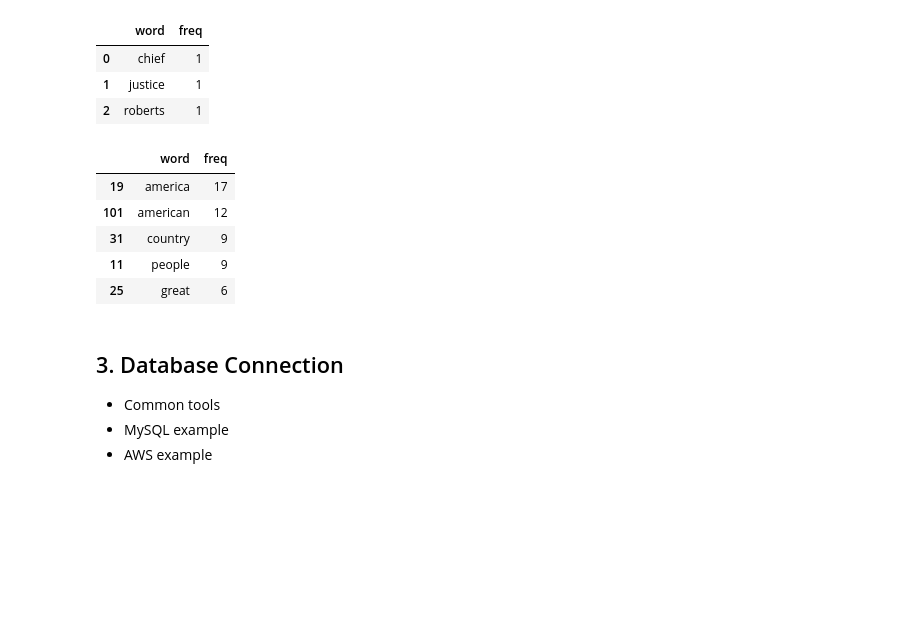
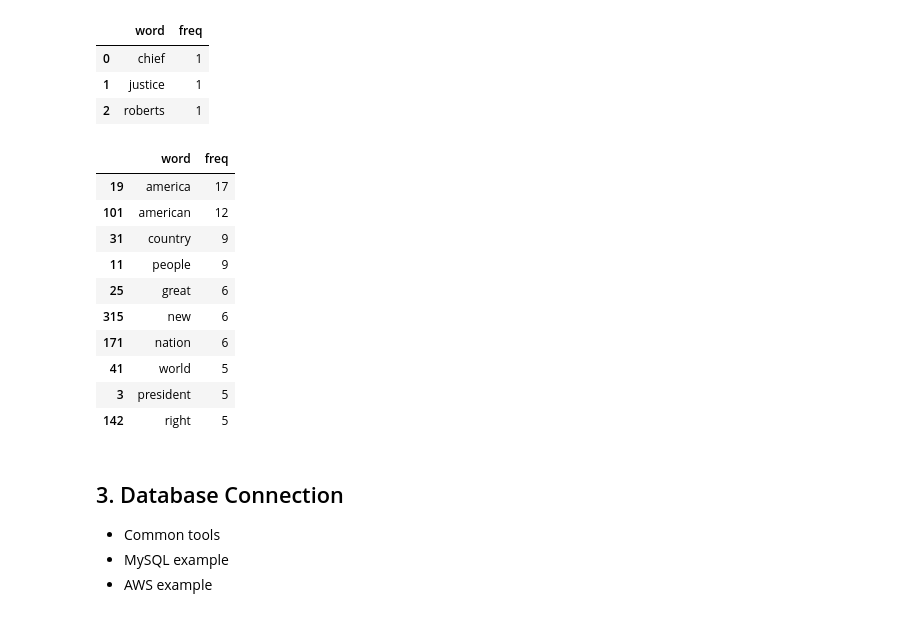
Before and after one commit to xiangshiyin/atl_meetup_20190302, a Jupyter notebook: notebook/demo_v1.ipynb, the cells around one changed output. Saved outputs shown, nothing was run; the diff lists cells and outputs as text; code cells hidden in the pictures; blank space fills up the shorter version.

```diff
--- a/notebook/demo_v1.ipynb
+++ b/notebook/demo_v1.ipynb
@@ -474,14 +474,19 @@ df2 = df.loc[~df.word.isin(
     stop_words.ENGLISH_STOP_WORDS
 )]
 # %%
-df2.sort_values(by='freq',ascending=False).head(5)
+df2.sort_values(by='freq',ascending=False).head(10)
 # %% [output]
 |  | word | freq |
 | 19 | america | 17 |
 | 101 | american | 12 |
 | 31 | country | 9 |
 | 11 | people | 9 |
 | 25 | great | 6 |
+| 315 | new | 6 |
+| 171 | nation | 6 |
+| 41 | world | 5 |
+| 3 | president | 5 |
+| 142 | right | 5 |
 # %% [markdown]
 ## 3. Database Connection
 
```
Also changed, not shown: parts of 10 cells of this notebook, 3 other files.
